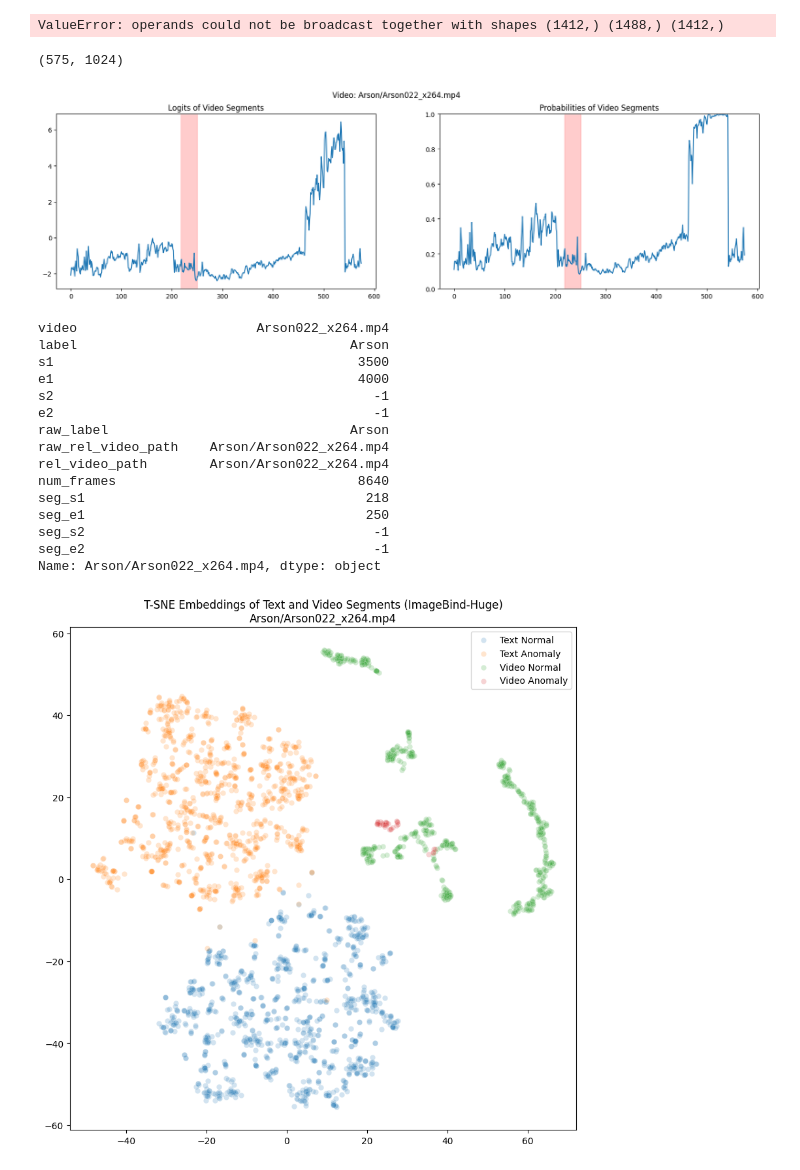
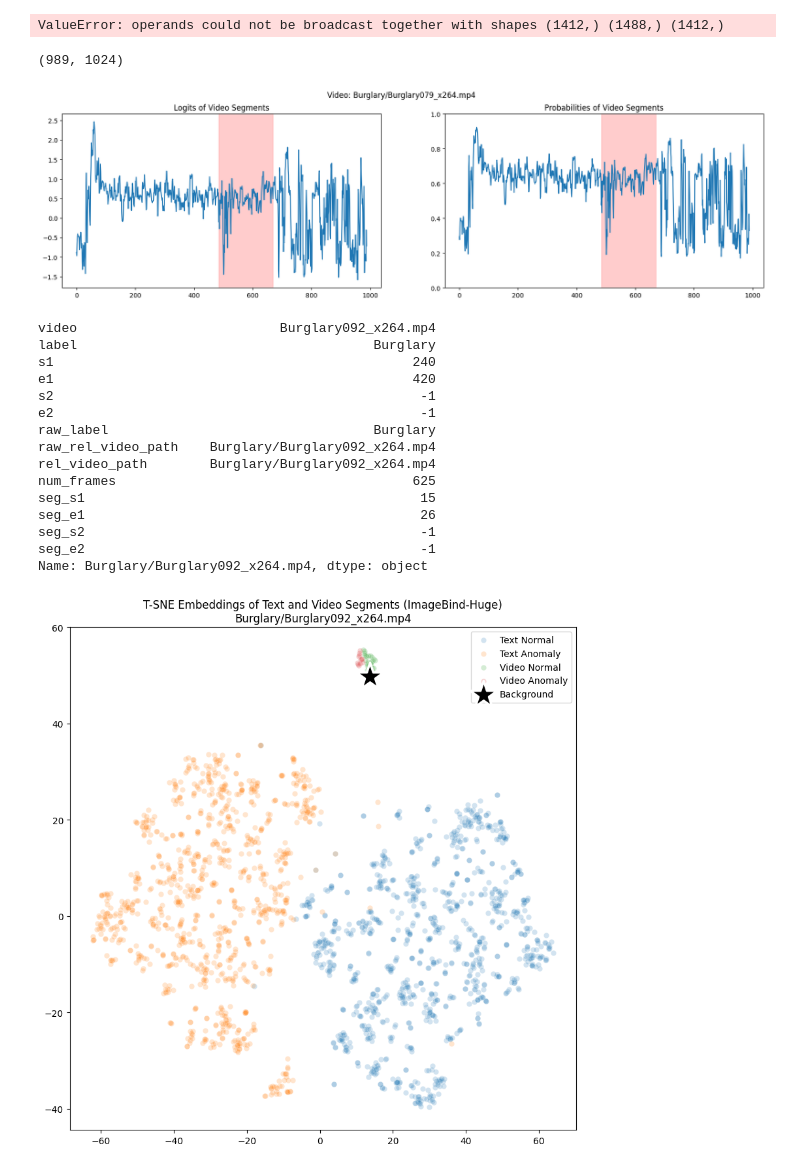
Before and after one commit to Haawron/agent-based-vad, a Jupyter notebook: notebooks/embeddings_visualized.ipynb, the cells around one changed output. Cells and saved outputs as stored; diff of their text form; code cells hidden in the pictures.

Commit message:
Add: InternVideo2 Forward

```diff
--- a/notebooks/embeddings_visualized.ipynb
+++ b/notebooks/embeddings_visualized.ipynb
@@ -195,7 +196,7 @@ roc_auc_score(gts, preds)
 # %% [output]
 ValueError: operands could not be broadcast together with shapes (1412,) (1488,) (1412,)
 # %%
-idx = 13
+idx = 30
 
 e_video_normals = video_embeddings[keys[idx]]['normal']
 e_video_anomalies = video_embeddings[keys[idx]]['anomaly']
@@ -208,35 +209,35 @@ e_texts = np.concatenate([e_text_normals, e_text_anomalies], axis=0)
 e_text_normals_nn = np.take(e_text_normals, np.argsort(e_videos @ e_text_normals.T)[:, ::-1][:, :1], axis=0).mean(axis=1)
 e_text_anomalies_nn = np.take(e_text_anomalies, np.argsort(e_videos @ e_text_anomalies.T)[:, ::-1][:, :1], axis=0).mean(axis=1)
 e_text_mean = np.take(e_texts, np.argsort(e_videos @ e_texts.T)[:, ::-1][:, :10], axis=0).mean(axis=1).mean(axis=0)
 print(e_text_anomalies_nn.shape)
 
 logits = np.einsum('ij,ij->i', e_videos, e_text_anomalies_nn - e_text_mean)
 # logits -= np.mean(logits)
 logits -= 5
 probs = 1 / (1 + np.exp(-logits))
 
 seg_s1, seg_e1, seg_s2, seg_e2 = df_tmp.iloc[idx][['seg_s1', 'seg_e1', 'seg_s2', 'seg_e2']].values
 fig, axes = plt.subplots(1, 2, figsize=(20, 5))
 ax = axes[0]
 ax.plot(logits)
 if seg_s1 != -1:
     ax.axvspan(seg_s1, seg_e1, color='red', alpha=0.2)
 if seg_s2 != -1:
     ax.axvspan(seg_s2, seg_e2, color='red', alpha=0.2)
 ax.set_title('Logits of Video Segments')
 ax = axes[1]
 ax.plot(probs)
 if seg_s1 != -1:
     ax.axvspan(seg_s1, seg_e1, color='red', alpha=0.2)
 if seg_s2 != -1:
     ax.axvspan(seg_s2, seg_e2, color='red', alpha=0.2)
 ax.set_title('Probabilities of Video Segments')
 ax.set_ylim(0, 1)
 fig.suptitle(f'Video: {keys[idx]}')
 plt.show()
 # %% [output]
-(575, 1024)
+(989, 1024)
-[figure, old version]
+[figure, new version]
 # %%
 embs_video = np.concatenate([video_embeddings[keys[idx]]['normal'], video_embeddings[keys[idx]]['normal']], axis=0)
 embs_video_mean = embs_video.mean(axis=0)
@@ -247,14 +248,20 @@ emb_text_anomaly_mean /= np.linalg.norm(emb_text_anomaly_mean)
 embs_video -= np.einsum('i,j,j->i', emb_text_anomaly_mean, emb_text_anomaly_mean, embs_video_mean)
 # %%
 np.random.seed(1)
+idx = 31
 tsne = TSNE(n_components=2, perplexity=30, max_iter=1000, init='pca', metric='cosine')
+z_bg = torch.load((
+    Path('/code/output/psuedo-captions/gpt-4o/00-rich-context/embeddings/imagebind/tmf_frames=64')
+    / df_tmp.loc[keys[idx]]['rel_video_path']).with_suffix('.pt'), weights_only=True
+).numpy()
 e = np.concatenate([
     embeddings_text_normal,
     embeddings_text_anomaly,
-    # video_embeddings[keys[idx]]['normal'],
-    # video_embeddings[keys[idx]]['anomaly'],
-    embs_video[:len(video_embeddings[keys[idx]]['normal'])],
-    embs_video[len(video_embeddings[keys[idx]]['normal']):],
+    video_embeddings[keys[idx]]['normal'],
+    video_embeddings[keys[idx]]['anomaly'],
+    # embs_video[:len(video_embeddings[keys[idx]]['normal'])],
+    # embs_video[len(video_embeddings[keys[idx]]['normal']):],
+    [z_bg],
 ], axis=0)
 ee = tsne.fit_transform(e)
 
@@ -262,32 +269,33 @@ a, b, c, d = len(embeddings_text_normal), len(embeddings_text_anomaly), len(vide
 bdds = [a, a+b, a+b+c, a+b+c+d]
 display(df_tmp.loc[keys[idx]])
 # %% [output]
-video                       Arson022_x264.mp4
-label                                   Arson
-s1                                       3500
-e1                                       4000
-s2                                         -1
-e2                                         -1
-raw_label                               Arson
-raw_rel_video_path    Arson/Arson022_x264.mp4
-rel_video_path        Arson/Arson022_x264.mp4
-num_frames                               8640
-seg_s1                                    218
-seg_e1                                    250
-seg_s2                                     -1
-seg_e2                                     -1
-Name: Arson/Arson022_x264.mp4, dtype: object
+video                          Burglary092_x264.mp4
+label                                      Burglary
+s1                                              240
+e1                                              420
+s2                                               -1
+e2                                               -1
+raw_label                                  Burglary
+raw_rel_video_path    Burglary/Burglary092_x264.mp4
+rel_video_path        Burglary/Burglary092_x264.mp4
+num_frames                                      625
+seg_s1                                           15
+seg_e1                                           26
+seg_s2                                           -1
+seg_e2                                           -1
+Name: Burglary/Burglary092_x264.mp4, dtype: object
 # %%
 plt.figure(figsize=(10, 10))
 sns.scatterplot(x=ee[:bdds[0], 0], y=ee[:bdds[0], 1], label='Text Normal', alpha=.2)
 sns.scatterplot(x=ee[bdds[0]:bdds[1], 0], y=ee[bdds[0]:bdds[1], 1], label='Text Anomaly', alpha=.2)
 sns.scatterplot(x=ee[bdds[1]:bdds[2], 0], y=ee[bdds[1]:bdds[2], 1], label='Video Normal', alpha=.2)
 sns.scatterplot(x=ee[bdds[2]:bdds[3], 0], y=ee[bdds[2]:bdds[3], 1], label='Video Anomaly', alpha=.2)
+sns.scatterplot(x=ee[-1:, 0], y=ee[-1:, 1], label='Background', color='black', s=1000, marker='*')
 plt.legend()
 plt.title(f'T-SNE Embeddings of Text and Video Segments (ImageBind-Huge)\n{keys[idx]}')
 plt.show()
 # %% [output]
-[figure, old version]
+[figure, new version]
 # %%
 embs = np.concatenate([embeddings_text_normal, embeddings_text_anomaly])
 with np.printoptions(threshold=sys.maxsize, linewidth=sys.maxsize):
```
Also changed, not shown: parts of 11 cells of this notebook, 18 other files.
